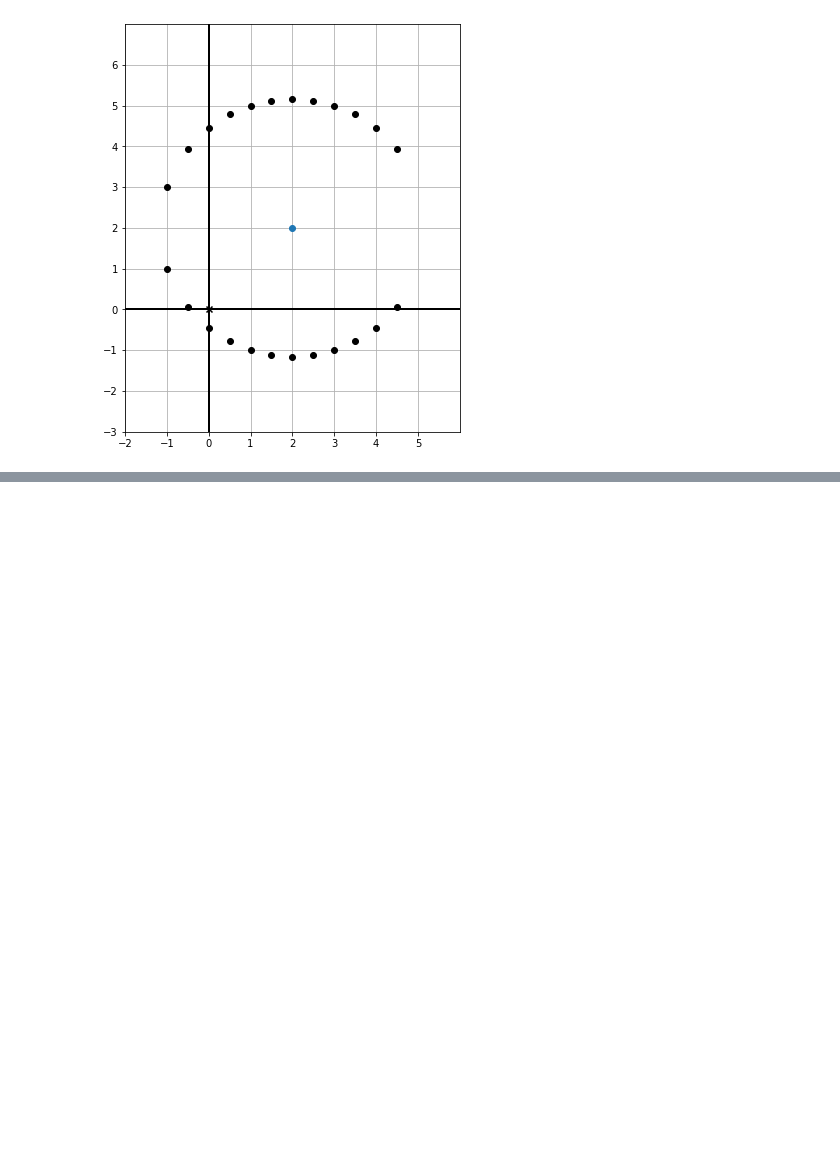
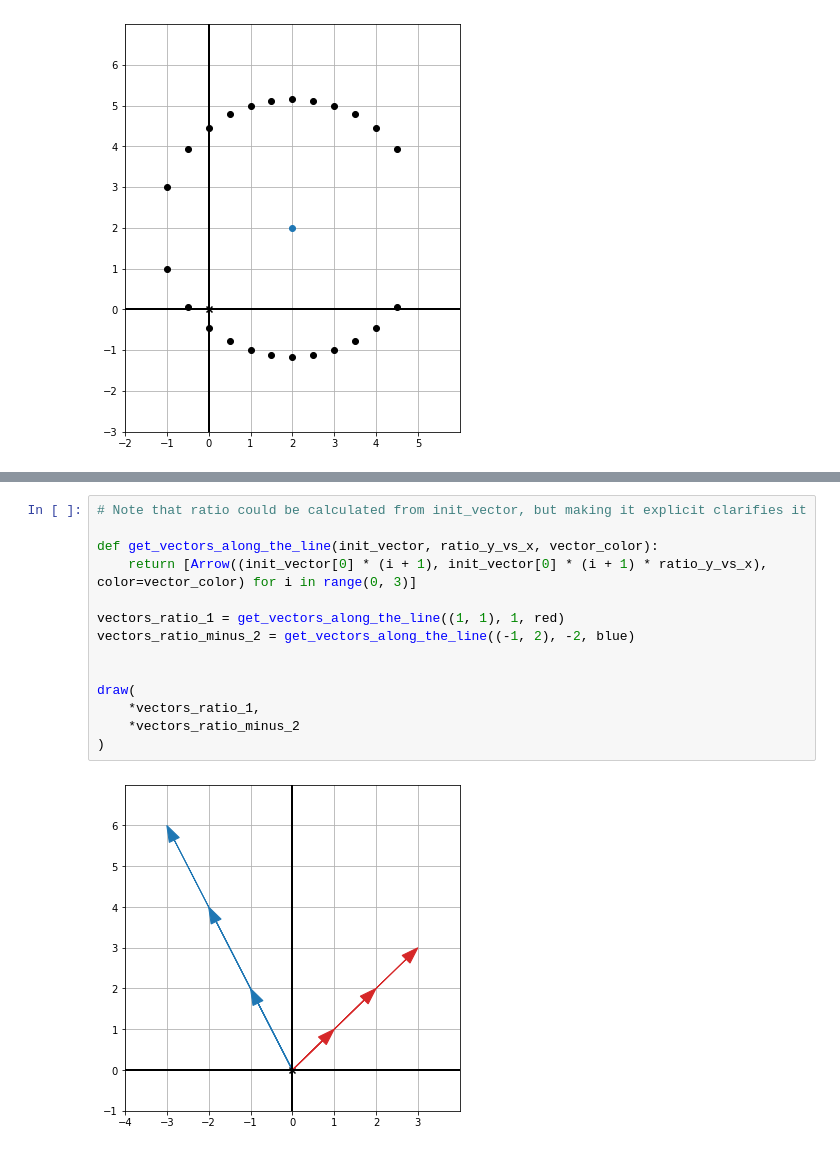
Before and after one commit to sergiofgonzalez/math-workbench, a Jupyter notebook: 01-vectors-in-the-2d-plane/02-vector-arithmetics-notebook/vector_arithmetics.ipynb, the cells around one changed output, grey strips where cells are left out. Saved outputs shown, nothing was run; the diff lists cells and outputs as text; blank space fills up the shorter version.

Commit message:
Add more vector concepts and exercises

```diff
--- a/01-vectors-in-the-2d-plane/02-vector-arithmetics-notebook/vector_arithmetics.ipynb
+++ b/01-vectors-in-the-2d-plane/02-vector-arithmetics-notebook/vector_arithmetics.ipynb
@@ -339,0 +353,16 @@ draw(
+# %%
+# Note that ratio could be calculated from init_vector, but making it explicit clarifies it
+
+def get_vectors_along_the_line(init_vector, ratio_y_vs_x, vector_color):
+    return [Arrow((init_vector[0] * (i + 1), init_vector[0] * (i + 1) * ratio_y_vs_x), color=vector_color) for i in range(0, 3)]
+
+vectors_ratio_1 = get_vectors_along_the_line((1, 1), 1, red)
+vectors_ratio_minus_2 = get_vectors_along_the_line((-1, 2), -2, blue)
+
+
+draw(
+    *vectors_ratio_1,
+    *vectors_ratio_minus_2
+)
+# %% [output]
+[figure, added]
```
Also changed, not shown: parts of 24 cells of this notebook, 10 other files.
